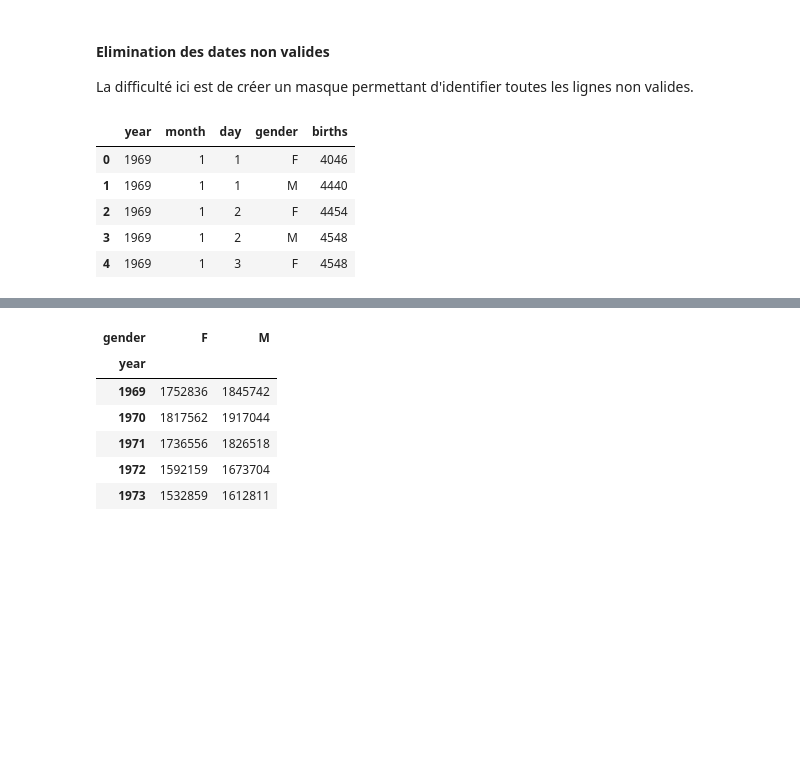
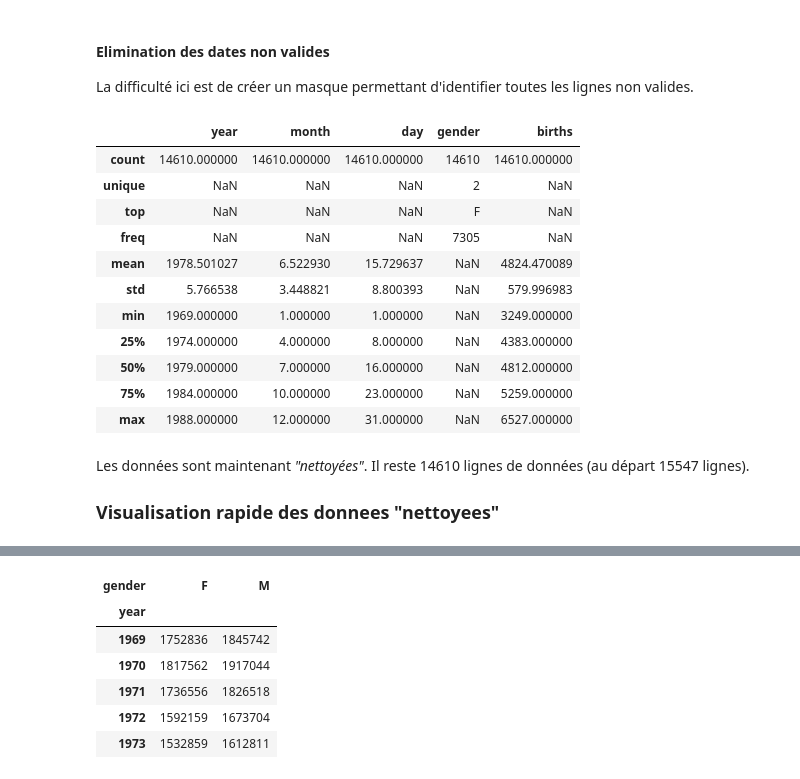
Before and after one commit to rbhgaston/OCR_PythonForDataScience, a Jupyter notebook: Activites/Exercice3/CartesDeVoeux.ipynb, the cells around one changed output, grey strips where cells are left out. Drawn from its saved outputs; the diff is of its cells as text; code cells hidden in the pictures; blank space fills up the shorter version.

```diff
--- a/Activites/Exercice3/CartesDeVoeux.ipynb
+++ b/Activites/Exercice3/CartesDeVoeux.ipynb
@@ -111,29 +111,40 @@ La difficulté ici est de créer un masque permettant d'identifier toutes les li
 # %%
 import datetime
 
 # fonction retournant True si la date N'est PAS valide
 def is_date_not_valid(year, month, day):
     flag = False
     try:
         d = datetime.date(year, month, day)
     except ValueError:
         flag = True
     return flag
 
 # cast `day` array en entier
 df.day = df.day.astype(np.int64)
 
 # Cree un masque
 date_not_valid = df.apply(lambda x:is_date_not_valid(x['year'], x['month'], x['day']),
                      axis=1)
 
 df.drop(df[date_not_valid].index, inplace=True)
 
-df.head()
+df.describe(include="all")
 # %% [output]
 |  | year | month | day | gender | births |
-| 0 | 1969 | 1 | 1 | F | 4046 |
-| 1 | 1969 | 1 | 1 | M | 4440 |
-| 2 | 1969 | 1 | 2 | F | 4454 |
-| 3 | 1969 | 1 | 2 | M | 4548 |
-| 4 | 1969 | 1 | 3 | F | 4548 |
+| count | 14610.000000 | 14610.000000 | 14610.000000 | 14610 | 14610.000000 |
+| unique | NaN | NaN | NaN | 2 | NaN |
+| top | NaN | NaN | NaN | F | NaN |
+| freq | NaN | NaN | NaN | 7305 | NaN |
+| mean | 1978.501027 | 6.522930 | 15.729637 | NaN | 4824.470089 |
+| std | 5.766538 | 3.448821 | 8.800393 | NaN | 579.996983 |
+| min | 1969.000000 | 1.000000 | 1.000000 | NaN | 3249.000000 |
+| 25% | 1974.000000 | 4.000000 | 8.000000 | NaN | 4383.000000 |
+| 50% | 1979.000000 | 7.000000 | 16.000000 | NaN | 4812.000000 |
+| 75% | 1984.000000 | 10.000000 | 23.000000 | NaN | 5259.000000 |
+| max | 1988.000000 | 12.000000 | 31.000000 | NaN | 6527.000000 |
+# %% [markdown]
+Les données sont maintenant *"nettoyées"*.
+Il reste 14610 lignes de données (au départ 15547 lignes).
+
+### Visualisation rapide des donnees "nettoyees"
```
Also changed, not shown: parts of 2 cells of this notebook, 3 other files.
